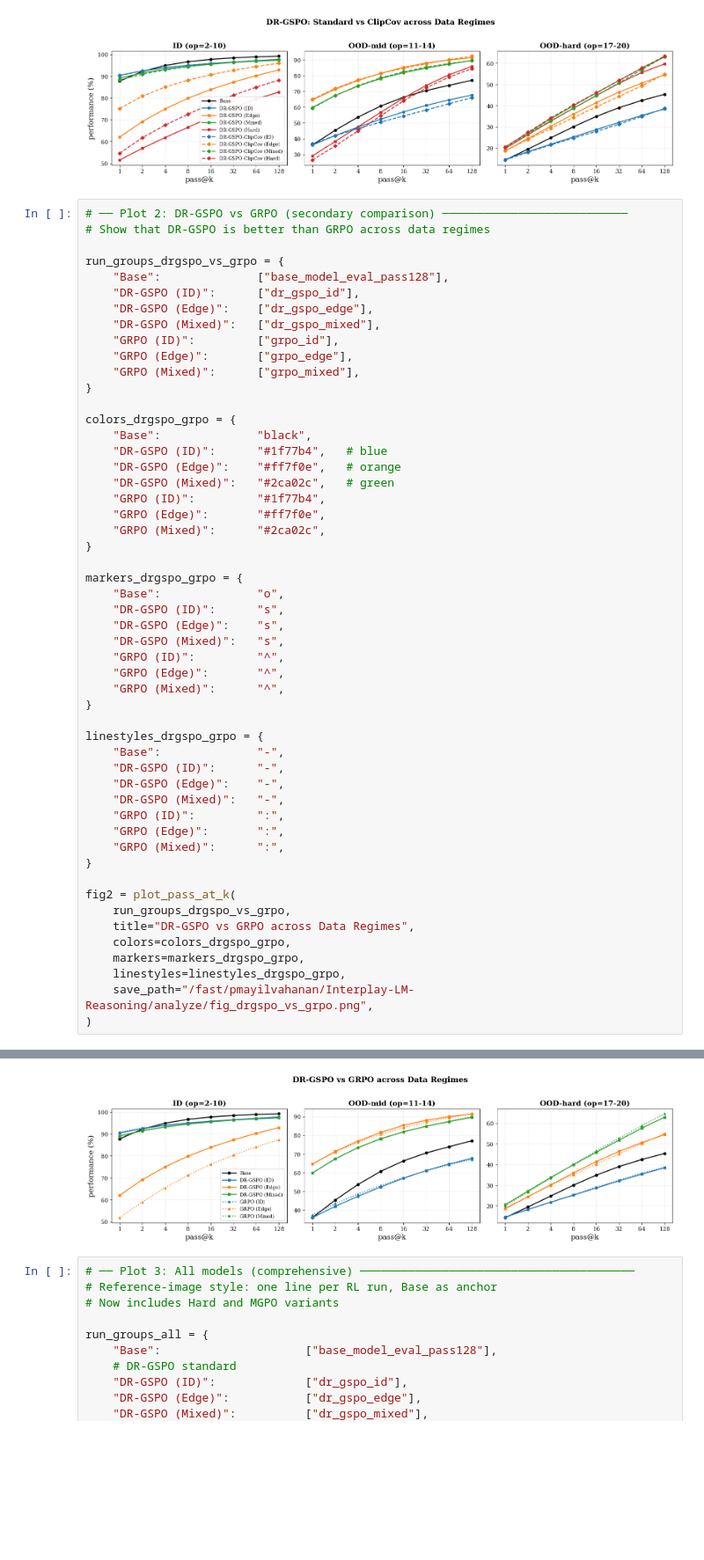
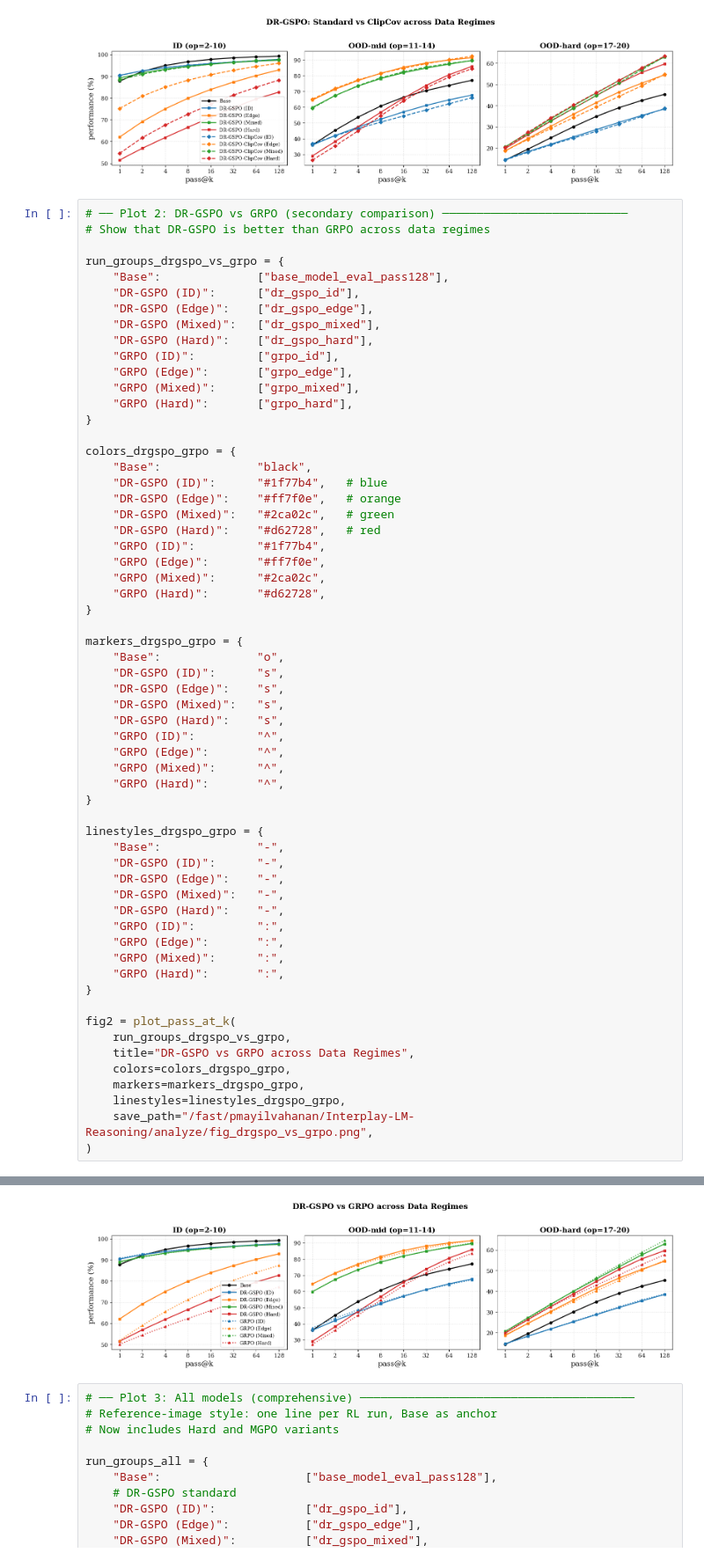
Before and after one commit to FanfeiLi/Interplay-LM-Reasoning, a Jupyter notebook: analyze/results.ipynb, the cells around one changed output, grey strips where cells are left out. Shown at 88% size. Drawn from its saved outputs; the diff is of its cells as text; blank space fills up the shorter version.

```diff
--- a/analyze/results.ipynb
+++ b/analyze/results.ipynb
@@ -207,9 +207,11 @@ run_groups_drgspo_vs_grpo = {
     "DR-GSPO (ID)":      ["dr_gspo_id"],
     "DR-GSPO (Edge)":    ["dr_gspo_edge"],
     "DR-GSPO (Mixed)":   ["dr_gspo_mixed"],
+    "DR-GSPO (Hard)":    ["dr_gspo_hard"],
     "GRPO (ID)":         ["grpo_id"],
     "GRPO (Edge)":       ["grpo_edge"],
     "GRPO (Mixed)":      ["grpo_mixed"],
+    "GRPO (Hard)":       ["grpo_hard"],
 }
 
 colors_drgspo_grpo = {
@@ -217,42 +219,48 @@ colors_drgspo_grpo = {
     "DR-GSPO (ID)":      "#1f77b4",   # blue
     "DR-GSPO (Edge)":    "#ff7f0e",   # orange
     "DR-GSPO (Mixed)":   "#2ca02c",   # green
+    "DR-GSPO (Hard)":    "#d62728",   # red
     "GRPO (ID)":         "#1f77b4",
     "GRPO (Edge)":       "#ff7f0e",
     "GRPO (Mixed)":      "#2ca02c",
+    "GRPO (Hard)":       "#d62728",
 }
 
 markers_drgspo_grpo = {
     "Base":              "o",
     "DR-GSPO (ID)":      "s",
     "DR-GSPO (Edge)":    "s",
     "DR-GSPO (Mixed)":   "s",
+    "DR-GSPO (Hard)":    "s",
     "GRPO (ID)":         "^",
     "GRPO (Edge)":       "^",
     "GRPO (Mixed)":      "^",
+    "GRPO (Hard)":       "^",
 }
 
 linestyles_drgspo_grpo = {
     "Base":              "-",
     "DR-GSPO (ID)":      "-",
     "DR-GSPO (Edge)":    "-",
     "DR-GSPO (Mixed)":   "-",
+    "DR-GSPO (Hard)":    "-",
     "GRPO (ID)":         ":",
     "GRPO (Edge)":       ":",
     "GRPO (Mixed)":      ":",
+    "GRPO (Hard)":       ":",
 }
 
 fig2 = plot_pass_at_k(
     run_groups_drgspo_vs_grpo,
     title="DR-GSPO vs GRPO across Data Regimes",
     colors=colors_drgspo_grpo,
     markers=markers_drgspo_grpo,
     linestyles=linestyles_drgspo_grpo,
     save_path="/fast/pmayilvahanan/Interplay-LM-Reasoning/analyze/fig_drgspo_vs_grpo.png",
 )
 # %% [output]
 Saved to /fast/pmayilvahanan/Interplay-LM-Reasoning/analyze/fig_drgspo_vs_grpo.png
-[figure, old version]
+[figure, new version]
 # %%
 # ── Plot 3: All models (comprehensive) ────────────────────────────────────────
 # Reference-image style: one line per RL run, Base as anchor
```
Also changed, not shown: parts of 4 cells of this notebook, 5 other files.
